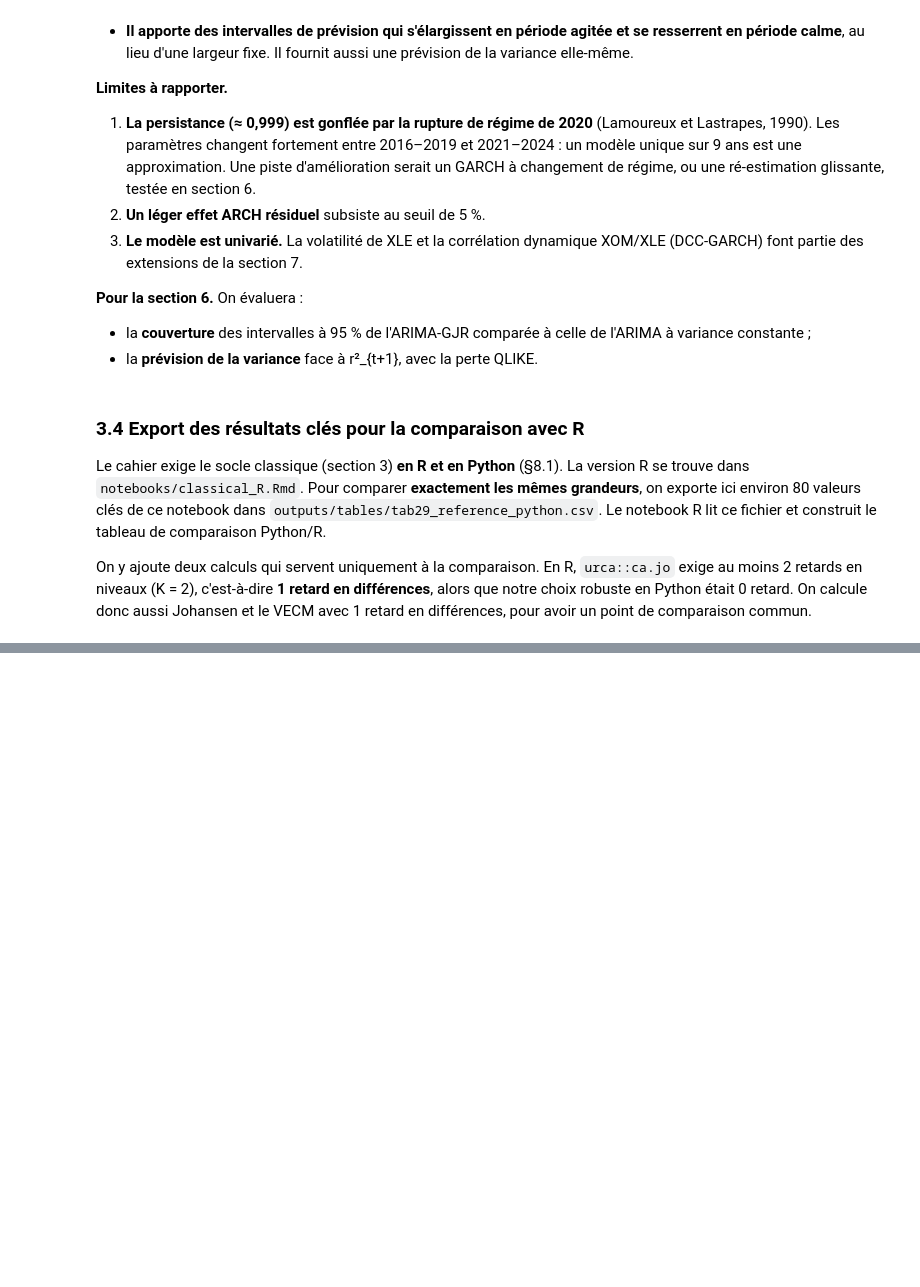
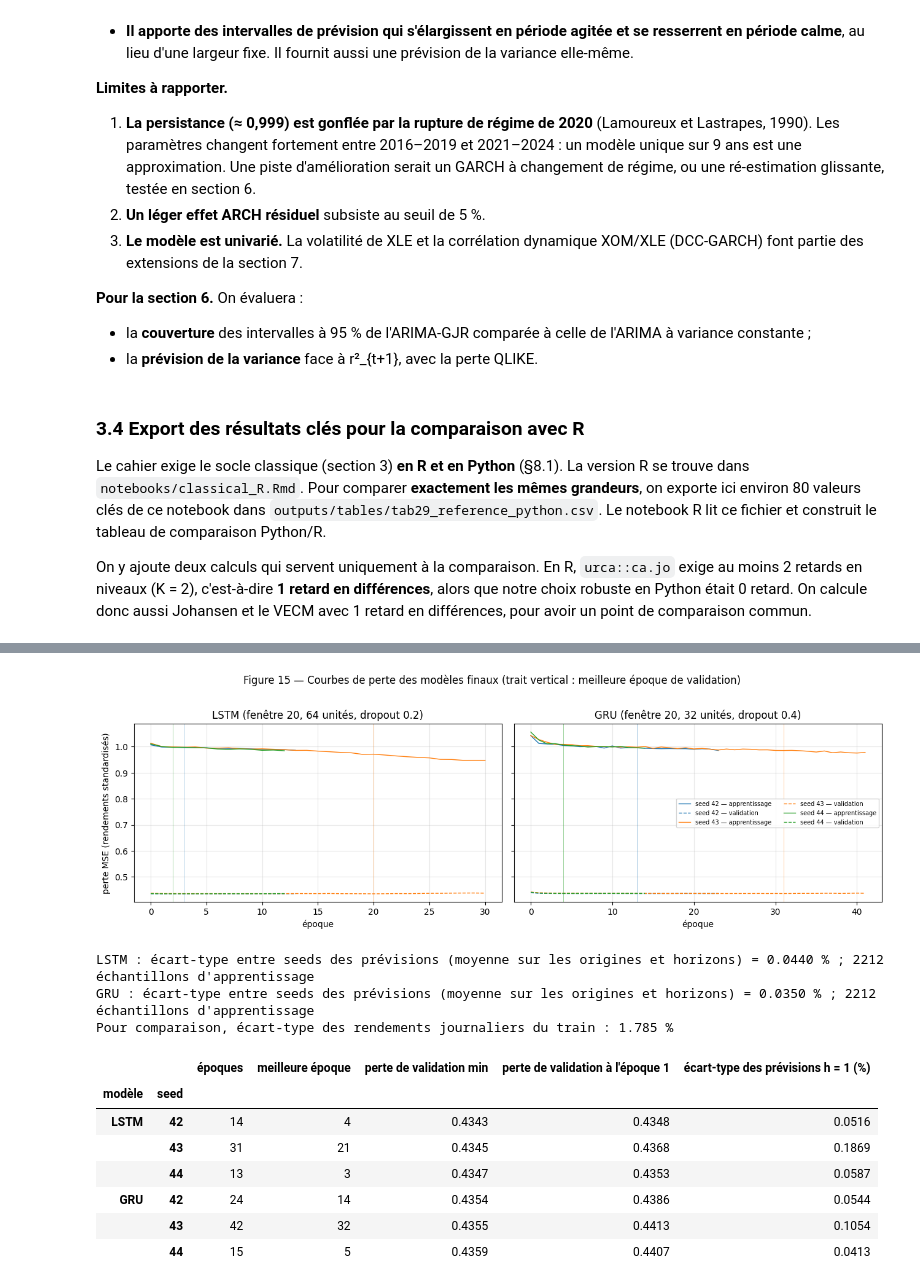
Before and after one commit to aziz28-dev/ts-project, a Jupyter notebook: notebooks/main_python.ipynb, the cells around one changed output, grey strips where cells are left out. Saved outputs shown, nothing was run; the diff lists cells and outputs as text; code cells hidden in the pictures; blank space fills up the shorter version.

```diff
--- a/notebooks/main_python.ipynb
+++ b/notebooks/main_python.ipynb
@@ -2198,0 +2396,11 @@ reference.head(10)
+# %%
+# Critère : gain moyen par rapport à la marche aléatoire SUR LES MÊMES ÉCHANTILLONS. Le RMSE brut ne
+# convient pas entre fenêtres : une fenêtre de 60 jours commence plus tard et n'évalue pas les mêmes jours.
+best = {kind: grid_tab[grid_tab["modèle"] == kind].sort_values("gain moyen vs zéro (%)", ascending=False).iloc[0]
+        for kind in ["LSTM", "GRU"]}
+best_cfg = {kind: {"window": int(b["fenêtre"]), "units": int(b["unités"]), "dropout": float(b["dropout"])}
+            for kind, b in best.items()}
+folds_best = pd.concat({kind: grid_details[(kind, c["window"], c["units"], c["dropout"])] for kind, c in best_cfg.items()})
+save_table(folds_best, "tab32_deep_folds_meilleures_configs")
+print("Configurations retenues :", best_cfg)
+folds_best.drop(columns=["durée (s)"]).round(4)
@@ -2198,0 +2441,49 @@ reference.head(10)
+# %%
+train_end = TRAIN.index[-1]
+finals = {kind: D.final_models(kind, best_cfg[kind], panel, train_end, dcfg["seeds"], dcfg["validation_ratio"],
+                               dcfg["early_stopping_patience"]) for kind in ["LSTM", "GRU"]}
+
+fig, axes = plt.subplots(1, 2, figsize=(13, 4.2), sharey=True)
+for ax, (kind, res) in zip(axes, finals.items()):
+    for s, color in zip(dcfg["seeds"], ["tab:blue", "tab:orange", "tab:green"]):
+        h = res["histories"][s]
+        ax.plot(h["loss"], color=color, lw=1, label=f"seed {s} — apprentissage")
+        ax.plot(h["val_loss"], color=color, lw=1, ls="--", label=f"seed {s} — validation")
+        ax.axvline(int(np.argmin(h["val_loss"])), color=color, lw=0.6, alpha=0.5)
+    c = best_cfg[kind]
+    ax.set_title(f"{kind} (fenêtre {c['window']}, {c['units']} unités, dropout {c['dropout']})")
+    ax.set_xlabel("époque")
+    ax.grid(alpha=0.3)
+axes[0].set_ylabel("perte MSE (rendements standardisés)")
+axes[1].legend(fontsize=7, ncol=2)
+fig.suptitle("Figure 15 — Courbes de perte des modèles finaux (trait vertical : meilleure époque de validation)", y=1.02)
+fig.tight_layout()
+save_fig(fig, 15, "courbes_perte")
+plt.show()
+
+seed_tab = pd.DataFrame([{"modèle": kind, "seed": s, "époques": res["epochs"][s],
+                          "meilleure époque": int(np.argmin(res["histories"][s]["val_loss"])) + 1,
+                          "perte de validation min": min(res["histories"][s]["val_loss"]),
+                          "perte de validation à l'époque 1": res["histories"][s]["val_loss"][0],
+                          "écart-type des prévisions h = 1 (%)": res["forecasts"][s][:, 0].std()}
+                         for kind, res in finals.items() for s in dcfg["seeds"]]).set_index(["modèle", "seed"])
+for kind, res in finals.items():
+    stack = np.stack([res["forecasts"][s] for s in dcfg["seeds"]])
+    print(f"{kind} : écart-type entre seeds des prévisions (moyenne sur les origines et horizons) = {stack.std(axis=0).mean():.4f} % ; "
+          f"{res['n_fit']} échantillons d'apprentissage")
+print(f"Pour comparaison, écart-type des rendements journaliers du train : {TRAIN['XOM_ret'].std():.3f} %")
+save_table(seed_tab, "tab33_deep_seeds")
+seed_tab.round(4)
+# %% [output]
+[figure, added]
+LSTM : écart-type entre seeds des prévisions (moyenne sur les origines et horizons) = 0.0440 % ; 2212 échantillons d'apprentissage
+GRU : écart-type entre seeds des prévisions (moyenne sur les origines et horizons) = 0.0350 % ; 2212 échantillons d'apprentissage
+Pour comparaison, écart-type des rendements journaliers du train : 1.785 %
+|  |  | époques | meilleure époque | perte de validation min | perte de validation à l'époque 1 | écart-type des prévisions h = 1 (%) |
+| modèle | seed |  |  |  |  |  |
+| LSTM | 42 | 14 | 4 | 0.4343 | 0.4348 | 0.0516 |
+|  | 43 | 31 | 21 | 0.4345 | 0.4368 | 0.1869 |
+|  | 44 | 13 | 3 | 0.4347 | 0.4353 | 0.0587 |
+| GRU | 42 | 24 | 14 | 0.4354 | 0.4386 | 0.0544 |
+|  | 43 | 42 | 32 | 0.4355 | 0.4413 | 0.1054 |
+|  | 44 | 15 | 5 | 0.4359 | 0.4407 | 0.0413 |
```
Also changed, not shown: parts of 20 cells of this notebook, 21 other files.
